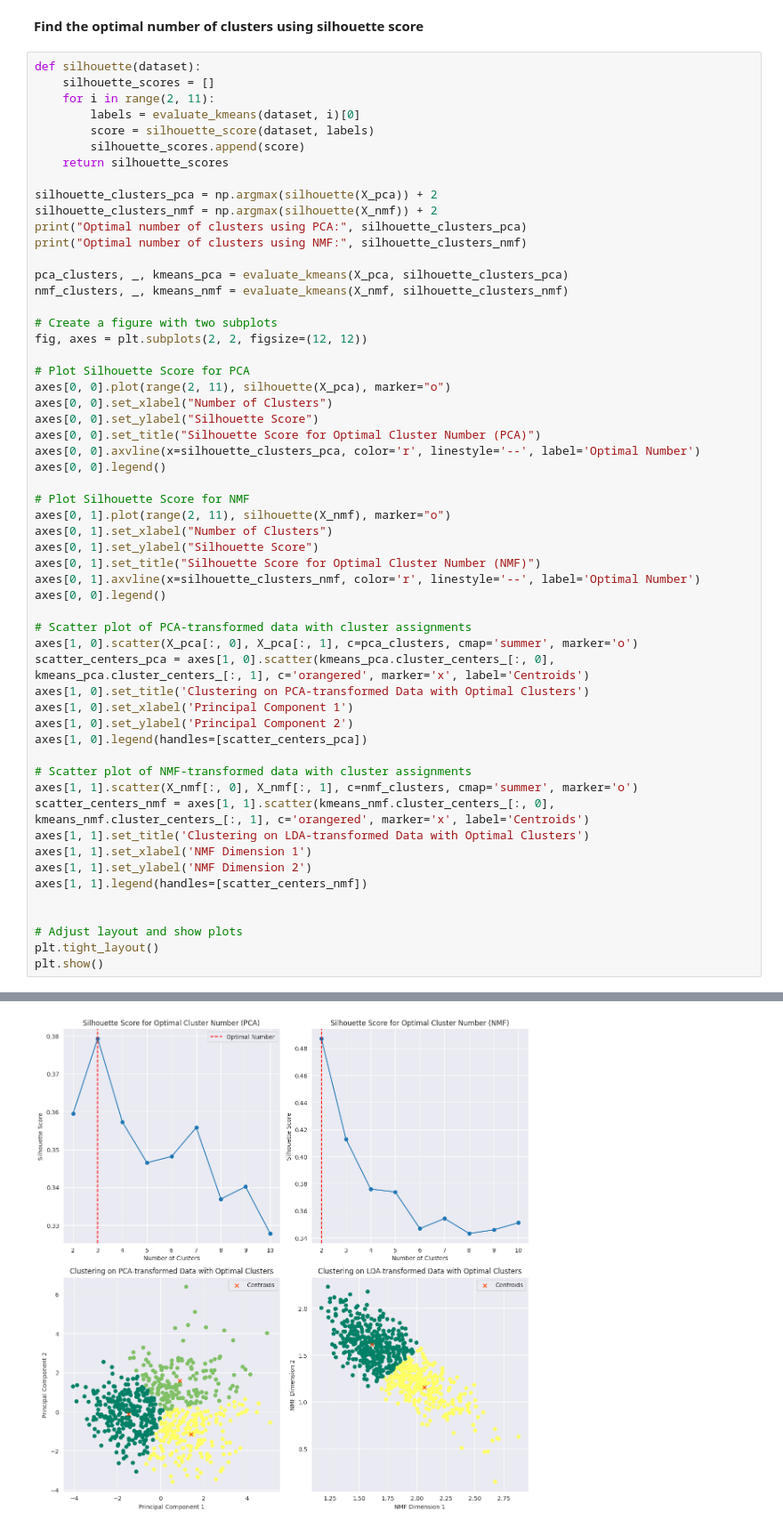
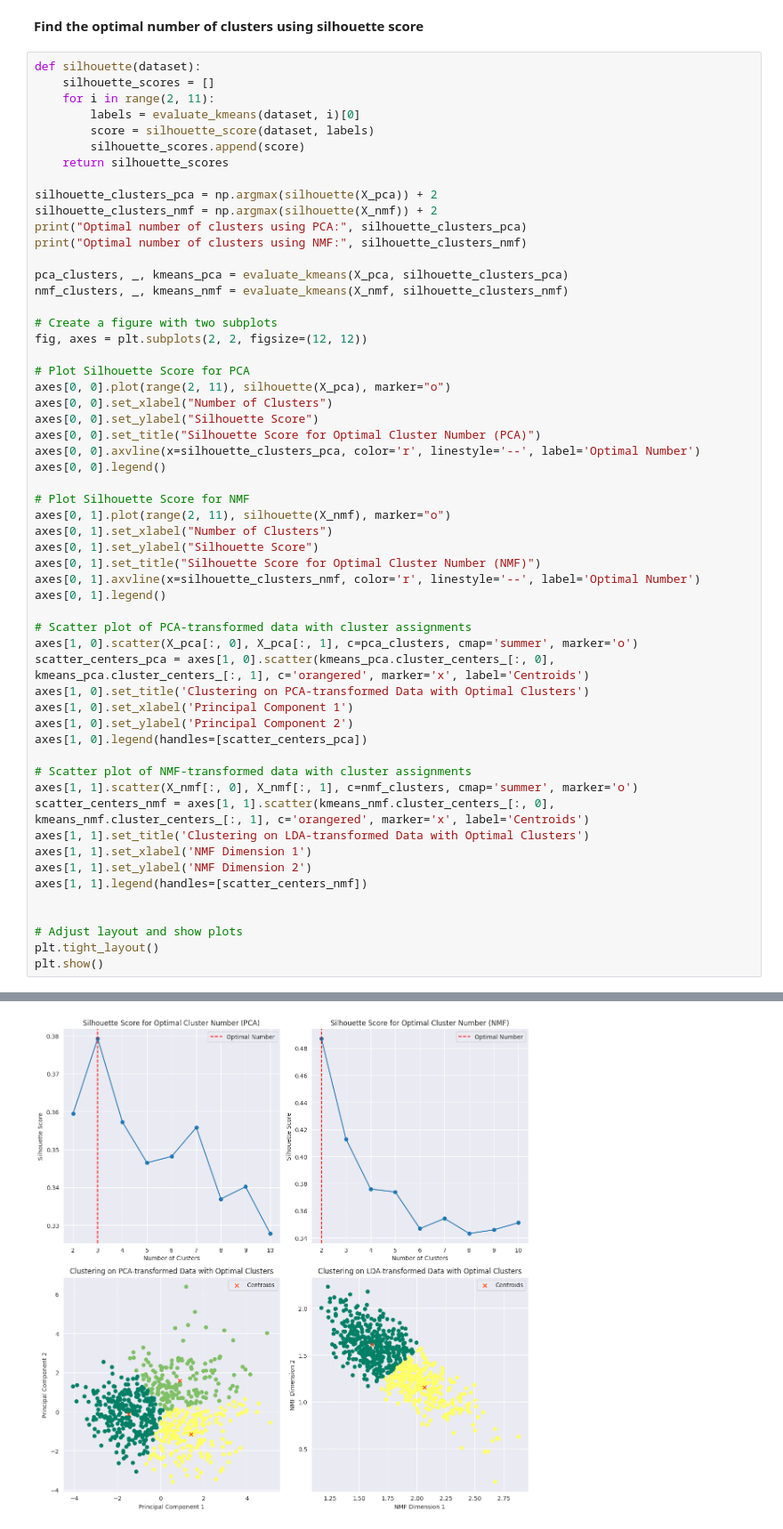
Before and after one commit to chtholine/Machine_Learning_Projects, a Jupyter notebook: clustering.ipynb, the cells around one changed output, grey strips where cells are left out. Shown at 89% size. Saved outputs shown, nothing was run; the diff lists cells and outputs as text.

```diff
--- a/clustering.ipynb
+++ b/clustering.ipynb
@@ -207,32 +207,32 @@ axes[0, 0].legend()
 # Plot Silhouette Score for NMF
 axes[0, 1].plot(range(2, 11), silhouette(X_nmf), marker="o")
 axes[0, 1].set_xlabel("Number of Clusters")
 axes[0, 1].set_ylabel("Silhouette Score")
 axes[0, 1].set_title("Silhouette Score for Optimal Cluster Number (NMF)")
 axes[0, 1].axvline(x=silhouette_clusters_nmf, color='r', linestyle='--', label='Optimal Number')
-axes[0, 0].legend()
+axes[0, 1].legend()
 
 # Scatter plot of PCA-transformed data with cluster assignments
 axes[1, 0].scatter(X_pca[:, 0], X_pca[:, 1], c=pca_clusters, cmap='summer', marker='o')
 scatter_centers_pca = axes[1, 0].scatter(kmeans_pca.cluster_centers_[:, 0], kmeans_pca.cluster_centers_[:, 1], c='orangered', marker='x', label='Centroids')
 axes[1, 0].set_title('Clustering on PCA-transformed Data with Optimal Clusters')
 axes[1, 0].set_xlabel('Principal Component 1')
 axes[1, 0].set_ylabel('Principal Component 2')
 axes[1, 0].legend(handles=[scatter_centers_pca])
 
 # Scatter plot of NMF-transformed data with cluster assignments
 axes[1, 1].scatter(X_nmf[:, 0], X_nmf[:, 1], c=nmf_clusters, cmap='summer', marker='o')
 scatter_centers_nmf = axes[1, 1].scatter(kmeans_nmf.cluster_centers_[:, 0], kmeans_nmf.cluster_centers_[:, 1], c='orangered', marker='x', label='Centroids')
 axes[1, 1].set_title('Clustering on LDA-transformed Data with Optimal Clusters')
 axes[1, 1].set_xlabel('NMF Dimension 1')
 axes[1, 1].set_ylabel('NMF Dimension 2')
 axes[1, 1].legend(handles=[scatter_centers_nmf])
 
 
 # Adjust layout and show plots
 plt.tight_layout()
 plt.show()
 # %% [output]
 Optimal number of clusters using PCA: 3
 Optimal number of clusters using NMF: 2
-[figure, old version]
+[figure, new version]
```
